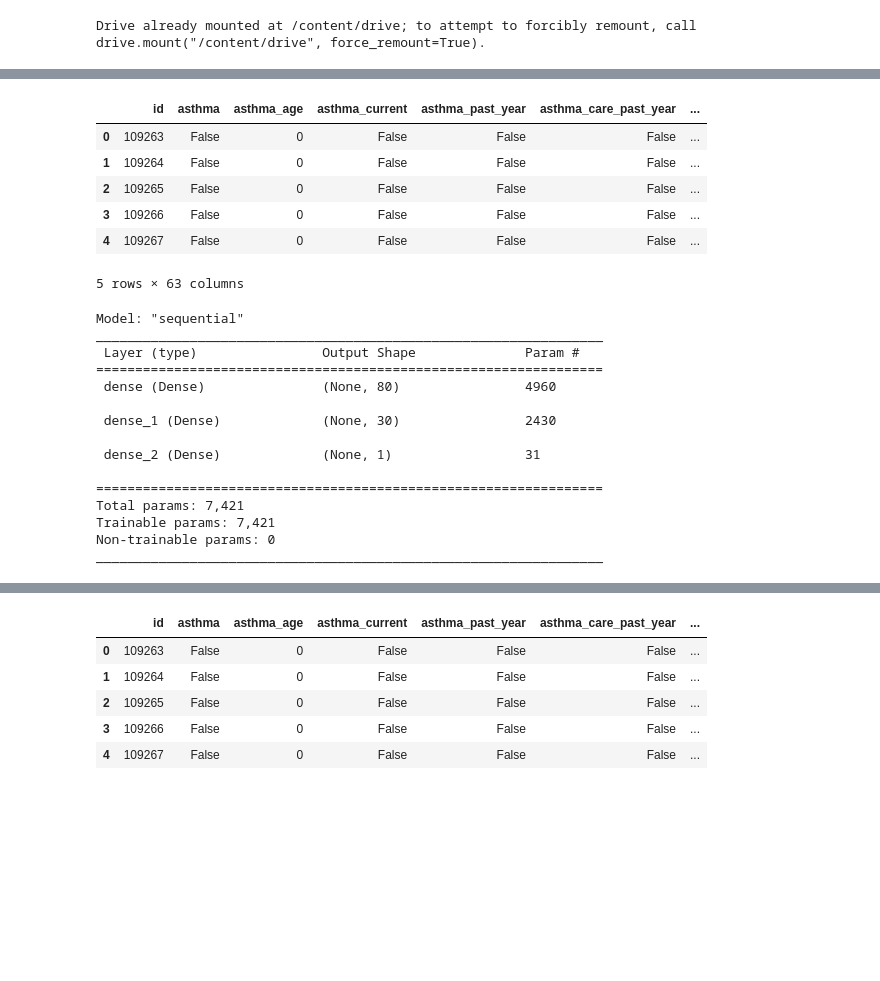
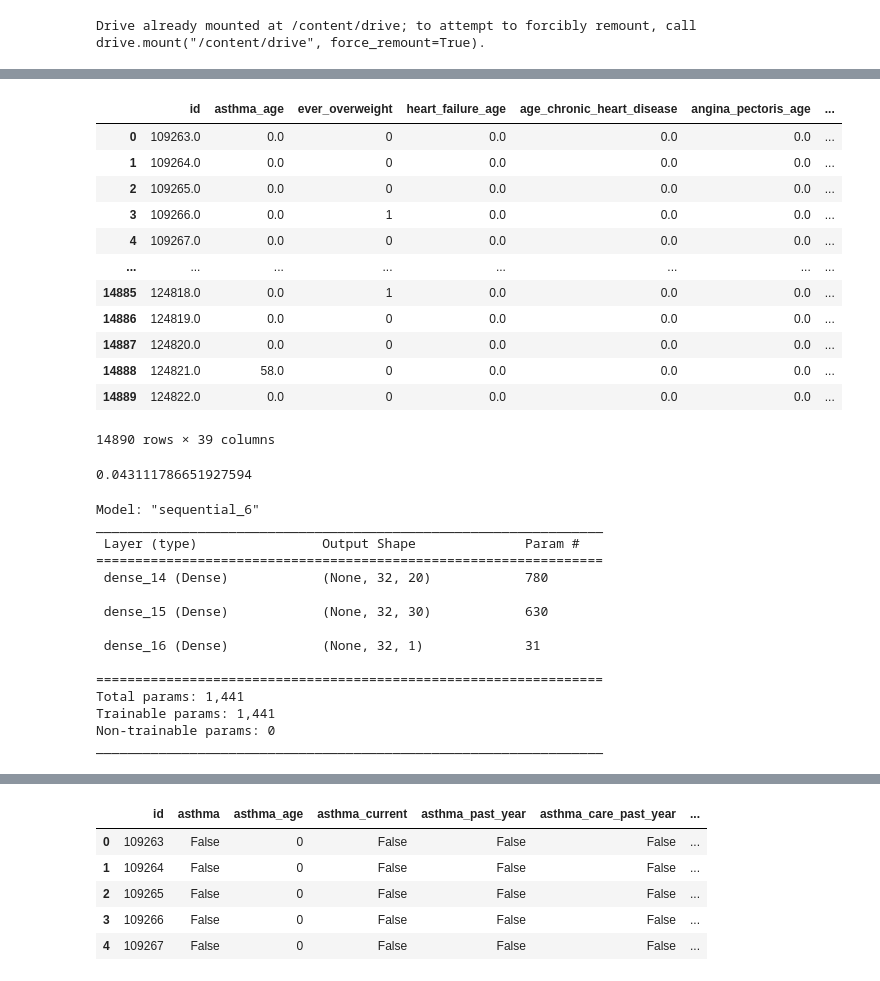
Before and after one commit to equitymarkets/HeartAttackPrediction, a Jupyter notebook: neural_network.ipynb, the cells around one changed output, grey strips where cells are left out. Cells and saved outputs as stored; diff of their text form; code cells hidden in the pictures; blank space fills up the shorter version.

```diff
--- a/neural_network.ipynb
+++ b/neural_network.ipynb
@@ -25,7 +32,14 @@ from mpl_toolkits.mplot3d import Axes3D
 # %%
+# from pyspark import SparkFiles
 # Change path if needed
-file_path = "/content/drive/MyDrive/health_project/Resources/P_MCQ.XPT"
+# file_path = "/content/drive/MyDrive/health_project/Resources/P_MCQ.XPT"
+file_path =   "/content/drive/MyDrive/health_project/medical_conditions_age_based_cleaned.csv"
+# file_path =   "https://static.bc-edx.com/data/dl-1-2/m21/lms/starter/charity_data.csv"
+# file_path = "/content/drive/MyDrive/health_project/Resources/_P_MCQ.csv"
+# spark.sparkContext.addFile(file_path)
 # Pull appropriate XPT from directory
-raw_health_xpt_df = pd.read_sas(file_path, format='xport')
+# raw_health_xpt_df = pd.read_sas(file_path, format='xport')
+
+health_df = pd.read_csv(file_path)
 # %%
 # Change all column names
@@ -144,5 +157,5 @@ health_df['heart_attack'] = np.where(health_df['heart_attack']==1, True, False)
 # %%
 # df.fillna(0, inplace=True)
-health_df.fillna(0, inplace=True)
+# health_df.fillna(0, inplace=True)
 # %%
 # Change float to int
@@ -204,13 +229,20 @@ Length: 63, dtype: int64
 # %%
 # Get dummies if needed
+# number_health_df = pd.get_dummies(health_df)
 number_health_df = pd.get_dummies(health_df)
-
-number_health_df.head()
+number_health_df
+# number_health_df.to_csv("/content/drive/MyDrive/health_project/Resources/xyz.csv")
 # %% [output]
-|  | id | asthma | asthma_age | asthma_current | asthma_past_year | asthma_care_past_year | ... |
-| 0 | 109263 | False | 0 | False | False | False | ... |
-| 1 | 109264 | False | 0 | False | False | False | ... |
-| 2 | 109265 | False | 0 | False | False | False | ... |
-| 3 | 109266 | False | 0 | False | False | False | ... |
-| 4 | 109267 | False | 0 | False | False | False | ... |
+|  | id | asthma_age | ever_overweight | heart_failure_age | age_chronic_heart_disease | angina_pectoris_age | ... |
+| 0 | 109263.0 | 0.0 | 0 | 0.0 | 0.0 | 0.0 | ... |
+| 1 | 109264.0 | 0.0 | 0 | 0.0 | 0.0 | 0.0 | ... |
+| 2 | 109265.0 | 0.0 | 0 | 0.0 | 0.0 | 0.0 | ... |
+| 3 | 109266.0 | 0.0 | 1 | 0.0 | 0.0 | 0.0 | ... |
+| 4 | 109267.0 | 0.0 | 0 | 0.0 | 0.0 | 0.0 | ... |
+| ... | ... | ... | ... | ... | ... | ... | ... |
+| 14885 | 124818.0 | 0.0 | 1 | 0.0 | 0.0 | 0.0 | ... |
+| 14886 | 124819.0 | 0.0 | 0 | 0.0 | 0.0 | 0.0 | ... |
+| 14887 | 124820.0 | 0.0 | 0 | 0.0 | 0.0 | 0.0 | ... |
+| 14888 | 124821.0 | 58.0 | 0 | 0.0 | 0.0 | 0.0 | ... |
+| 14889 | 124822.0 | 0.0 | 0 | 0.0 | 0.0 | 0.0 | ... |
-5 rows × 63 columns
+14890 rows × 39 columns
@@ -224,0 +285,4 @@ X_train, X_test, y_train, y_test = train_test_split(X, y, random_state=21)
+# %%
+pos_df.shape[0]*.75*2 / neg_df.shape[0]
+# %% [output]
+0.043111786651927594
@@ -235,10 +313,14 @@ X_test_scaled = X_scaler.transform(X_test)
 # %%
+# Model may not be tuned (hyper parameters, number of layers, number of neurons etc)
+# https://keras.io/keras_tuner/
+# keras tuner
+
 # Work with these, see report
 # Define the model - deep neural net, i.e., the number of input features and hidden nodes for each layer.
 nn = tf.keras.models.Sequential()
 
 # First hidden layer
-nn.add(tf.keras.layers.Dense(80, activation="relu", input_dim=61))
+nn.add(tf.keras.layers.Dense(20, activation="relu", input_shape=(32, 38)))
 
 # Second hidden layer
 nn.add(tf.keras.layers.Dense(30, activation="relu"))
@@ -249,19 +331,19 @@ nn.add(tf.keras.layers.Dense(1, activation="sigmoid"))
 # Check the structure of the model
 nn.summary()
 # %% [output]
-Model: "sequential"
+Model: "sequential_6"
 _________________________________________________________________
  Layer (type)                Output Shape              Param #
 =================================================================
- dense (Dense)               (None, 80)                4960
+ dense_14 (Dense)            (None, 32, 20)            780
 
- dense_1 (Dense)             (None, 30)                2430
+ dense_15 (Dense)            (None, 32, 30)            630
 
- dense_2 (Dense)             (None, 1)                 31
+ dense_16 (Dense)            (None, 32, 1)             31
 
 =================================================================
-Total params: 7,421
-Trainable params: 7,421
+Total params: 1,441
+Trainable params: 1,441
 Non-trainable params: 0
 _________________________________________________________________
 # %%
```
Also changed, not shown: parts of 22 cells of this notebook.
